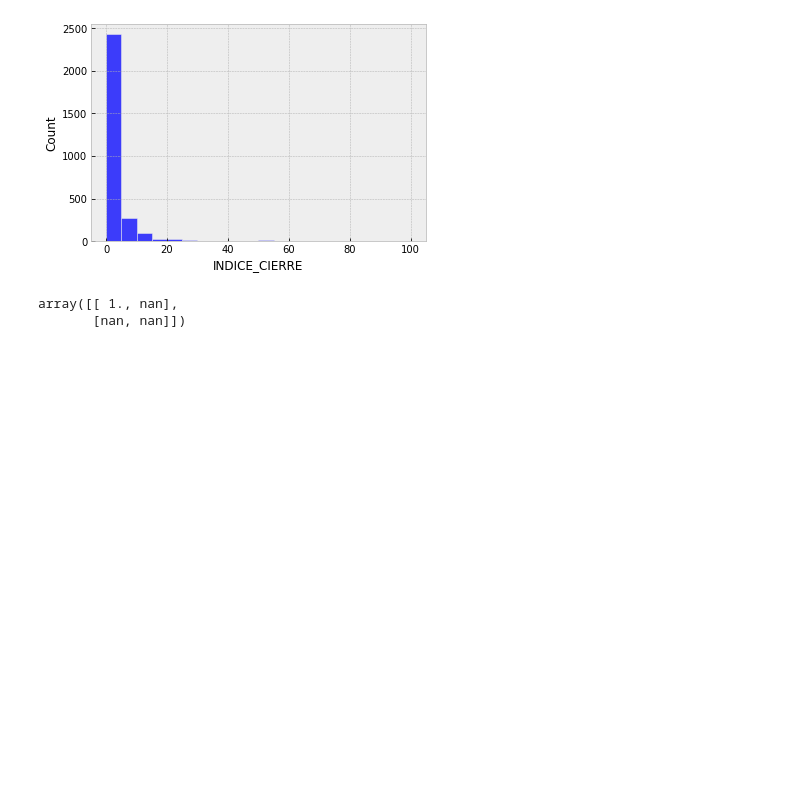
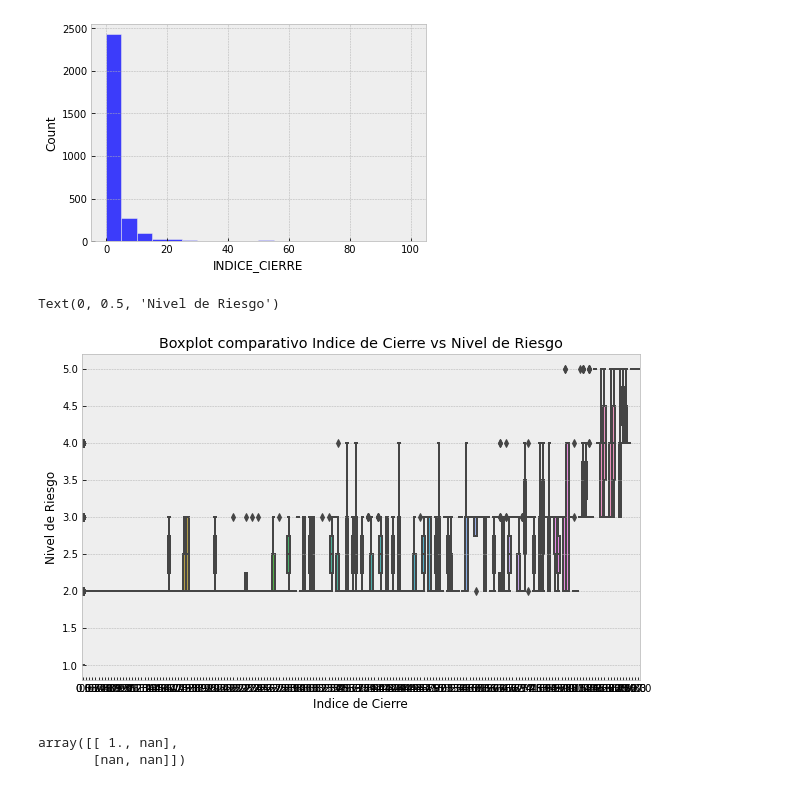
Before and after one commit to juampi2388/Entrega-trabajo-Juan-Pablo-Fratuzzo, a Jupyter notebook: Datasets+Fratuzzoultimo.ipynb, the cells around one changed output. Drawn from its saved outputs; the diff is of its cells as text; code cells hidden in the pictures; blank space fills up the shorter version.

```diff
--- a/Datasets+Fratuzzoultimo.ipynb
+++ b/Datasets+Fratuzzoultimo.ipynb
@@ -61,6 +73,15 @@ sns.histplot(data=df, x="INDICE_CIERRE",bins=20)
 # %% [output]
 <AxesSubplot:xlabel='INDICE_CIERRE', ylabel='Count'>
 [figure]
+# %%
+plt.figure(figsize=(10,6))
+sns.boxplot(x=df.INDICE_CIERRE, y= df.NIVEL_RIESGO)
+plt.title('Boxplot comparativo Indice de Cierre vs Nivel de Riesgo')
+plt.xlabel('Indice de Cierre')
+plt.ylabel('Nivel de Riesgo')
+# %% [output]
+Text(0, 0.5, 'Nivel de Riesgo')
+[figure, added]
 # %%
 import numpy as np
 df['NIVEL_RIESGO'] = df['NIVEL_RIESGO'].replace('NULL', '0')
```
Also changed, not shown: parts of 4 cells of this notebook.
